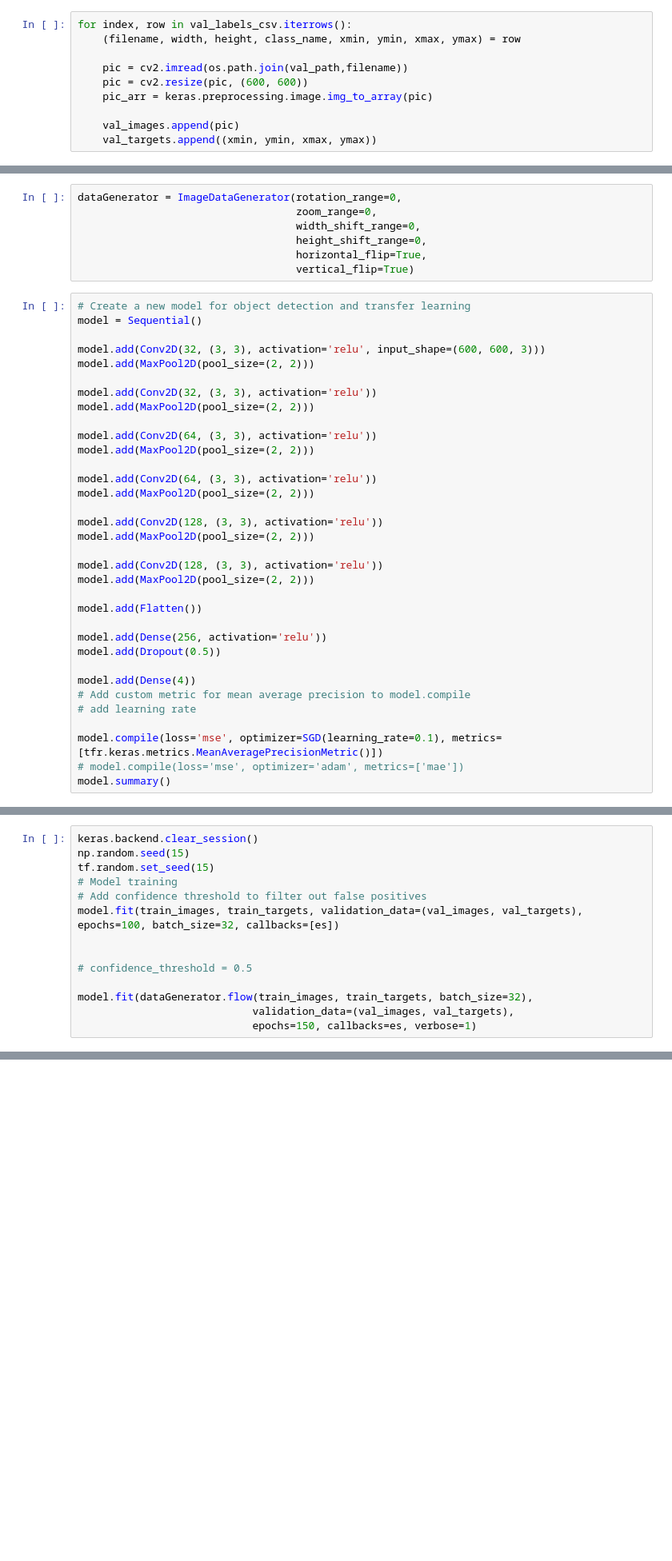
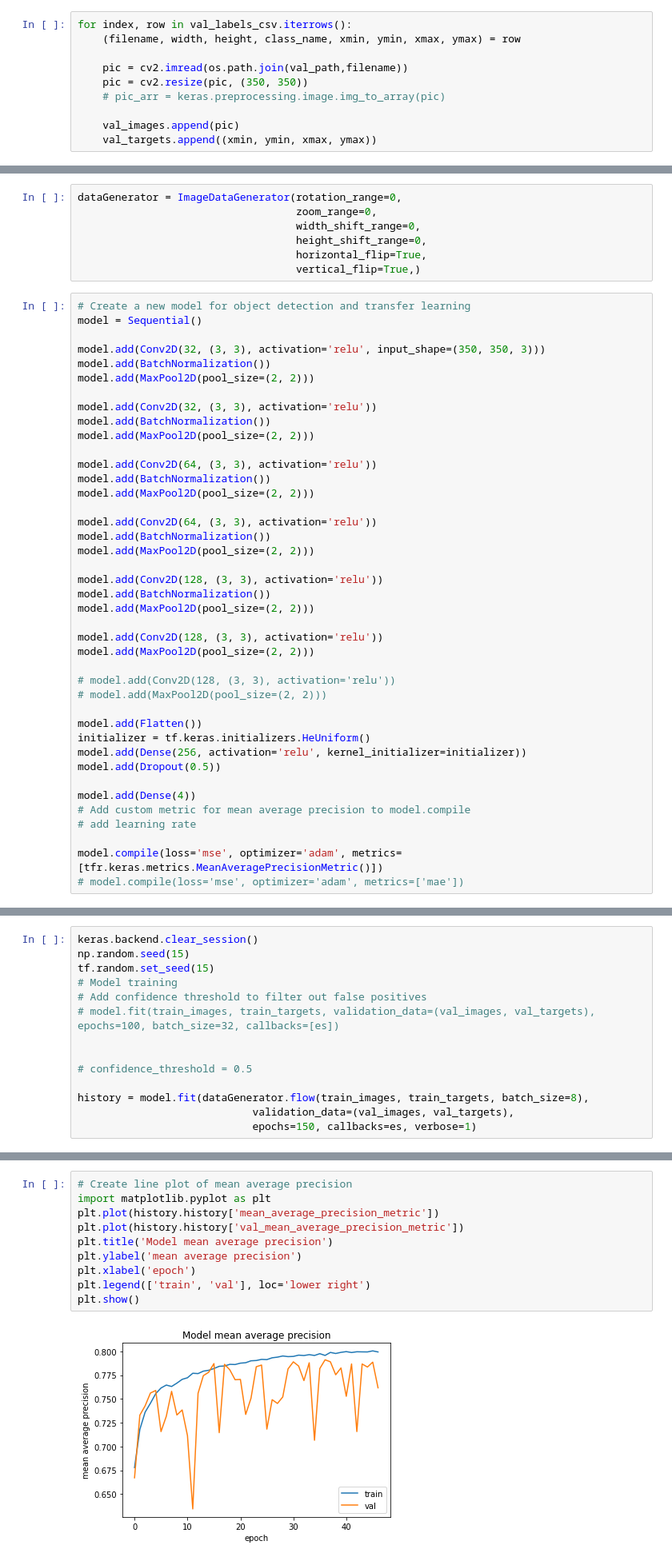
Before and after one commit to NevilleMthw/Stenosis-Project, a Jupyter notebook: new_model.ipynb, the cells around one changed output, grey strips where cells are left out. Shown at 80% size. Drawn from its saved outputs; the diff is of its cells as text; blank space fills up the shorter version.

Commit message:
Created and saved model

```diff
--- a/new_model.ipynb
+++ b/new_model.ipynb
@@ -163,8 +173,8 @@ for index, row in val_labels_csv.iterrows():
     (filename, width, height, class_name, xmin, ymin, xmax, ymax) = row
 
     pic = cv2.imread(os.path.join(val_path,filename))
-    pic = cv2.resize(pic, (600, 600))
-    pic_arr = keras.preprocessing.image.img_to_array(pic)
+    pic = cv2.resize(pic, (350, 350))
+    # pic_arr = keras.preprocessing.image.img_to_array(pic)
 
     val_images.append(pic)
     val_targets.append((xmin, ymin, xmax, ymax))
@@ -217,39 +227,46 @@ dataGenerator = ImageDataGenerator(rotation_range=0,
                                    width_shift_range=0,
                                    height_shift_range=0,
                                    horizontal_flip=True,
-                                   vertical_flip=True)
+                                   vertical_flip=True,)
 # %%
 # Create a new model for object detection and transfer learning
 model = Sequential()
 
-model.add(Conv2D(32, (3, 3), activation='relu', input_shape=(600, 600, 3)))
+model.add(Conv2D(32, (3, 3), activation='relu', input_shape=(350, 350, 3)))
+model.add(BatchNormalization())
 model.add(MaxPool2D(pool_size=(2, 2)))
 
 model.add(Conv2D(32, (3, 3), activation='relu'))
+model.add(BatchNormalization())
 model.add(MaxPool2D(pool_size=(2, 2)))
 
 model.add(Conv2D(64, (3, 3), activation='relu'))
+model.add(BatchNormalization())
 model.add(MaxPool2D(pool_size=(2, 2)))
 
 model.add(Conv2D(64, (3, 3), activation='relu'))
+model.add(BatchNormalization())
+model.add(MaxPool2D(pool_size=(2, 2)))
+
+model.add(Conv2D(128, (3, 3), activation='relu'))
+model.add(BatchNormalization())
 model.add(MaxPool2D(pool_size=(2, 2)))
 
 model.add(Conv2D(128, (3, 3), activation='relu'))
 model.add(MaxPool2D(pool_size=(2, 2)))
 
-model.add(Conv2D(128, (3, 3), activation='relu'))
-model.add(MaxPool2D(pool_size=(2, 2)))
+# model.add(Conv2D(128, (3, 3), activation='relu'))
+# model.add(MaxPool2D(pool_size=(2, 2)))
 
 model.add(Flatten())
-
-model.add(Dense(256, activation='relu'))
+initializer = tf.keras.initializers.HeUniform()
+model.add(Dense(256, activation='relu', kernel_initializer=initializer))
 model.add(Dropout(0.5))
 
 model.add(Dense(4))
 # Add custom metric for mean average precision to model.compile
 # add learning rate
 
-model.compile(loss='mse', optimizer=SGD(learning_rate=0.1), metrics=[tfr.keras.metrics.MeanAveragePrecisionMetric()])
+model.compile(loss='mse', optimizer='adam', metrics=[tfr.keras.metrics.MeanAveragePrecisionMetric()])
 # model.compile(loss='mse', optimizer='adam', metrics=['mae'])
-model.summary()
 # %% [output]
@@ -278,12 +295,12 @@ np.random.seed(15)
 tf.random.set_seed(15)
 # Model training
 # Add confidence threshold to filter out false positives
-model.fit(train_images, train_targets, validation_data=(val_images, val_targets), epochs=100, batch_size=32, callbacks=[es])
+# model.fit(train_images, train_targets, validation_data=(val_images, val_targets), epochs=100, batch_size=32, callbacks=[es])
 
 
 # confidence_threshold = 0.5
 
-model.fit(dataGenerator.flow(train_images, train_targets, batch_size=32),
+history = model.fit(dataGenerator.flow(train_images, train_targets, batch_size=8),
                             validation_data=(val_images, val_targets),
                             epochs=150, callbacks=es, verbose=1)
 # %% [output]
@@ -316,3 +345,15 @@ test_map
 # %%
 # Save model
 model.save('model.h5')
+# %%
+# Create line plot of mean average precision
+import matplotlib.pyplot as plt
+plt.plot(history.history['mean_average_precision_metric'])
+plt.plot(history.history['val_mean_average_precision_metric'])
+plt.title('Model mean average precision')
+plt.ylabel('mean average precision')
+plt.xlabel('epoch')
+plt.legend(['train', 'val'], loc='lower right')
+plt.show()
+# %% [output]
+[figure, added]
```
Also changed, not shown: parts of 15 cells of this notebook.
